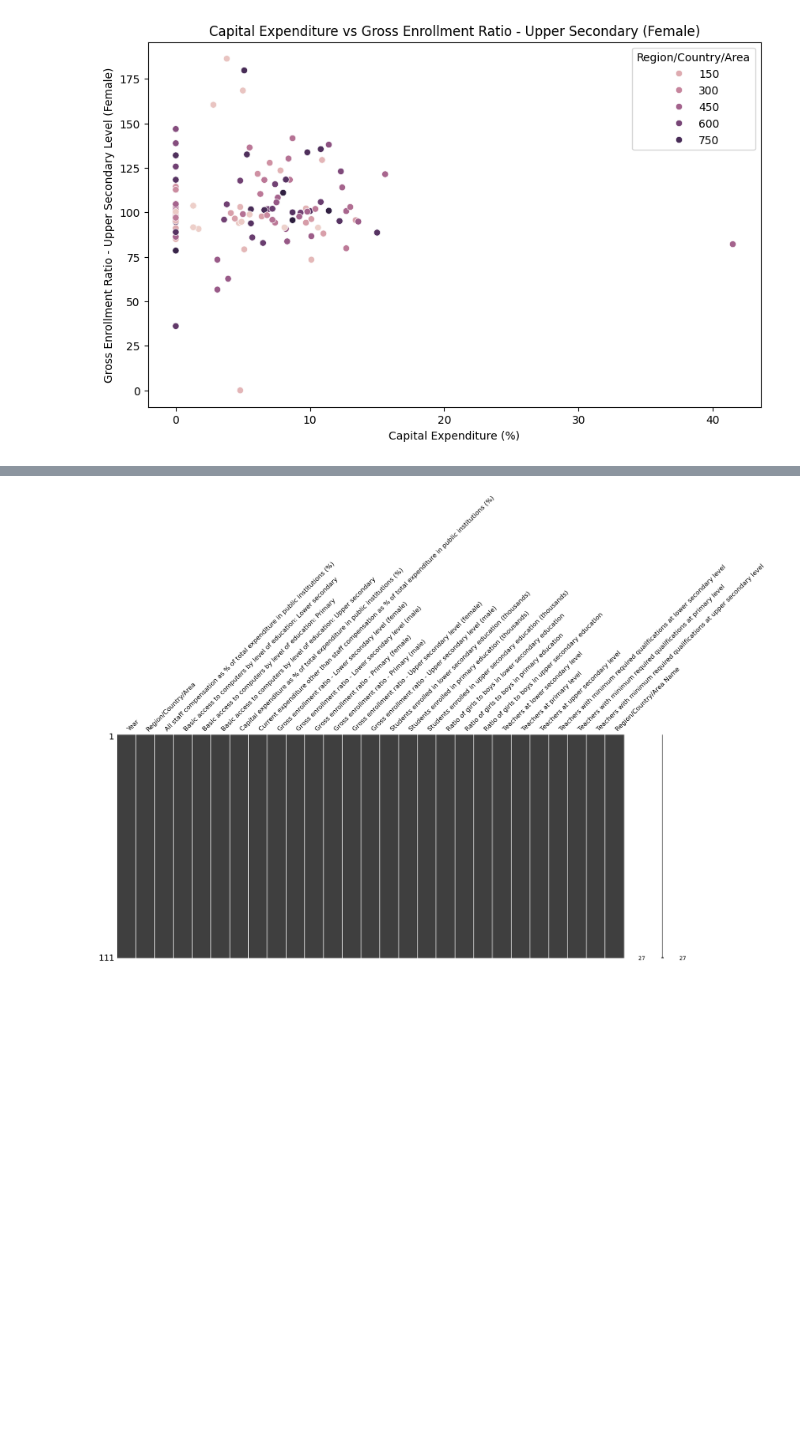
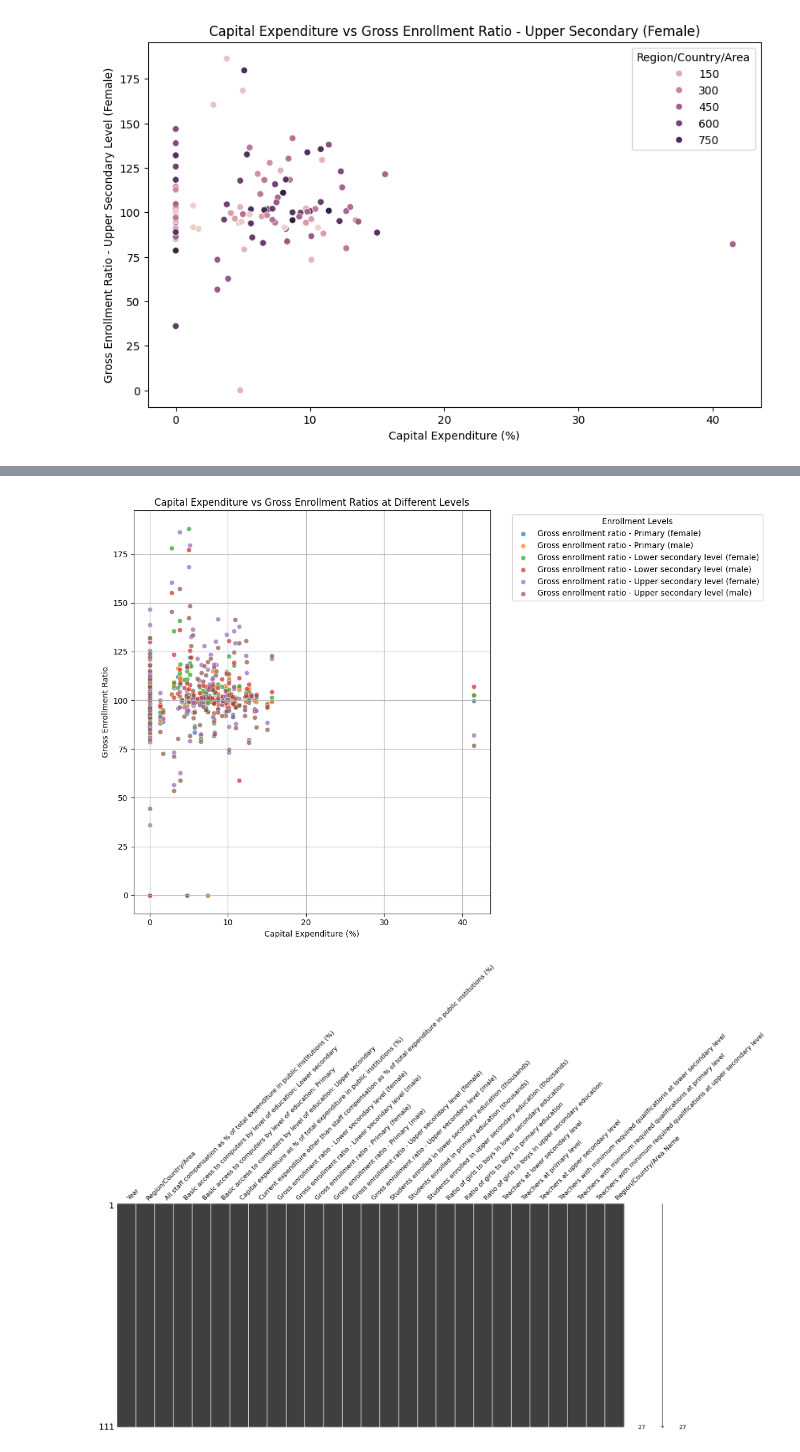
Before and after one commit to Cfg-data/Education-Data-n-Trends, a Jupyter notebook: usable_notebooks/full_analytics.ipynb, the cells around one changed output, grey strips where cells are left out. Saved outputs shown, nothing was run; the diff lists cells and outputs as text; code cells hidden in the pictures; blank space fills up the shorter version.

```diff
--- a/usable_notebooks/full_analytics.ipynb
+++ b/usable_notebooks/full_analytics.ipynb
@@ -460,3 +493,35 @@ plt.show()
+# %%
+# List of the relevant columns for Gross Enrollment Ratio
+enrollment_columns = [
+    'Gross enrollment ratio - Primary (female)',
+    'Gross enrollment ratio - Primary (male)',
+    'Gross enrollment ratio - Lower secondary level (female)',
+    'Gross enrollment ratio - Lower secondary level (male)',
+    'Gross enrollment ratio - Upper secondary level (female)',
+    'Gross enrollment ratio - Upper secondary level (male)'
+]
+
+# Create a figure to plot the aggregate scatter plot
+plt.figure(figsize=(12, 8))
+
+# Loop through each enrollment column and create a scatter plot
+for column in enrollment_columns:
+    sns.scatterplot(x='Capital expenditure as % of total expenditure in public institutions (%)',
+                    y=column, data=df, label=column, alpha=0.7)
+
+# Add titles and labels
+plt.title('Capital Expenditure vs Gross Enrollment Ratios at Different Levels')
+plt.xlabel('Capital Expenditure (%)')
+plt.ylabel('Gross Enrollment Ratio')
+plt.legend(title="Enrollment Levels", bbox_to_anchor=(1.05, 1), loc='upper left')
+plt.grid(True)
+
+# Adjust layout and save the plot
+plt.tight_layout()
+plt.savefig('full_analysis/scatter_capital_vs_enrollment_combined.png')  # Save the plot
+plt.show()
+# %% [output]
+[figure, added]
 # %%
 # Visualize missing data
 msno.matrix(df)
```
Also changed, not shown: parts of 1 cell of this notebook, 11 other files.
